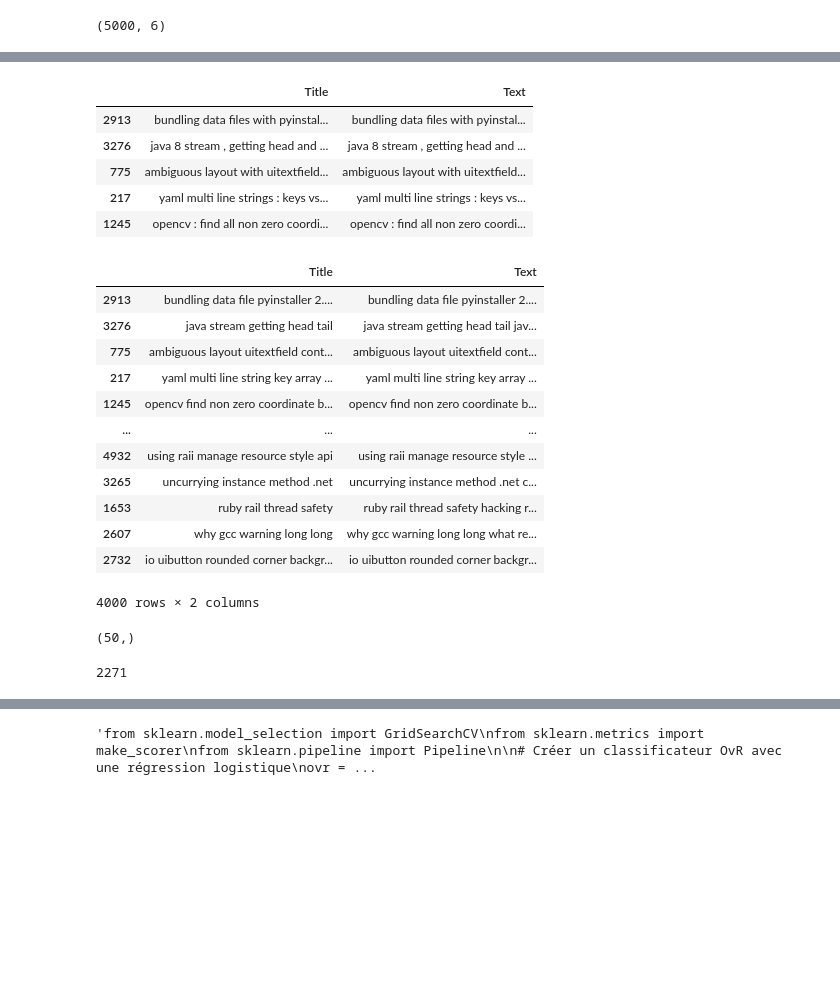
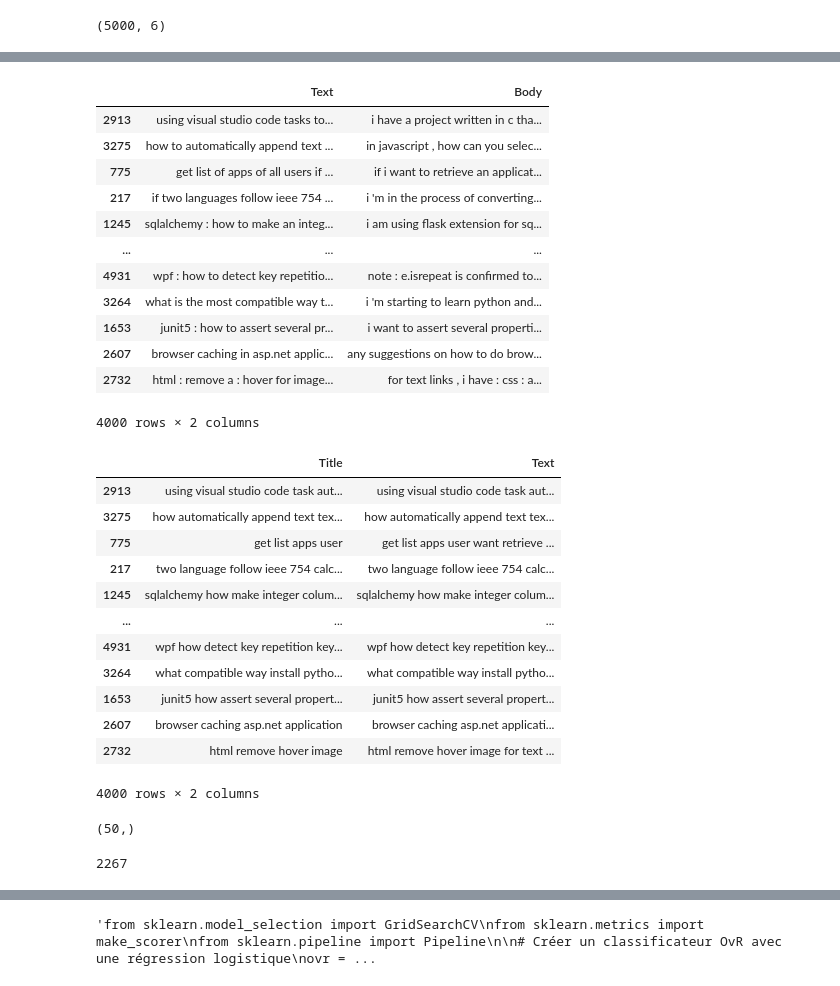
Before and after one commit to ThomasMeb/Anticiper_besoins_des_batiments, a Jupyter notebook: Projet_7/Mebarki_Thomas_2_code_062023.ipynb, the cells around one changed output, grey strips where cells are left out. Saved outputs shown, nothing was run; the diff lists cells and outputs as text; code cells hidden in the pictures; blank space fills up the shorter version.

```diff
--- a/Projet_7/Mebarki_Thomas_2_code_062023.ipynb
+++ b/Projet_7/Mebarki_Thomas_2_code_062023.ipynb
@@ -153,6 +153,8 @@ data_filtered.drop(data_filtered.loc[data_filtered['Body'].str.len() > 10000].in
 # %%
 #Split to get 5000 questions
 data_filtered = data_filtered[:5000]
+# %%
+data_filtered.reset_index(drop=True, inplace=True)
 # %%
 data_filtered
 # %% [output]
@@ -246,31 +248,38 @@ data_bow.head()
 from sklearn.model_selection import train_test_split
 
 X_train, X_test, y_train, y_test = train_test_split(data_bow[['Title','Text']], data_bow['Tags'], test_size=0.2, random_state=0)
-X_train_se, X_test_se, y_train_se, y_test_se = train_test_split(data_se[['Title','Text']], data_se['Tags'], test_size=0.2, random_state=0)
+X_train_se, X_test_se, y_train_se, y_test_se = train_test_split(data_se[['Text','Body']], data_se['Tags'], test_size=0.2, random_state=0)
 # %%
-X_train_se.head()
+X_train_se
 # %% [output]
-|  | Title | Text |
-| 2913 | bundling data files with pyinstal... | bundling data files with pyinstal... |
-| 3276 | java 8 stream , getting head and ... | java 8 stream , getting head and ... |
-| 775 | ambiguous layout with uitextfield... | ambiguous layout with uitextfield... |
-| 217 | yaml multi line strings : keys vs... | yaml multi line strings : keys vs... |
-| 1245 | opencv : find all non zero coordi... | opencv : find all non zero coordi... |
+|  | Text | Body |
+| 2913 | using visual studio code tasks to... | i have a project written in c tha... |
+| 3275 | how to automatically append text ... | in javascript , how can you selec... |
+| 775 | get list of apps of all users if ... | if i want to retrieve an applicat... |
+| 217 | if two languages follow ieee 754 ... | i 'm in the process of converting... |
+| 1245 | sqlalchemy : how to make an integ... | i am using flask extension for sq... |
+| ... | ... | ... |
+| 4931 | wpf : how to detect key repetitio... | note : e.isrepeat is confirmed to... |
+| 3264 | what is the most compatible way t... | i 'm starting to learn python and... |
+| 1653 | junit5 : how to assert several pr... | i want to assert several properti... |
+| 2607 | browser caching in asp.net applic... | any suggestions on how to do brow... |
+| 2732 | html : remove a : hover for image... | for text links , i have : css : a... |
+4000 rows × 2 columns
 # %%
 X_train
 # %% [output]
 |  | Title | Text |
-| 2913 | bundling data file pyinstaller 2.... | bundling data file pyinstaller 2.... |
-| 3276 | java stream getting head tail | java stream getting head tail jav... |
-| 775 | ambiguous layout uitextfield cont... | ambiguous layout uitextfield cont... |
-| 217 | yaml multi line string key array ... | yaml multi line string key array ... |
-| 1245 | opencv find non zero coordinate b... | opencv find non zero coordinate b... |
+| 2913 | using visual studio code task aut... | using visual studio code task aut... |
+| 3275 | how automatically append text tex... | how automatically append text tex... |
+| 775 | get list apps user | get list apps user want retrieve ... |
+| 217 | two language follow ieee 754 calc... | two language follow ieee 754 calc... |
+| 1245 | sqlalchemy how make integer colum... | sqlalchemy how make integer colum... |
 | ... | ... | ... |
-| 4932 | using raii manage resource style api | using raii manage resource style ... |
-| 3265 | uncurrying instance method .net | uncurrying instance method .net c... |
-| 1653 | ruby rail thread safety | ruby rail thread safety hacking r... |
-| 2607 | why gcc warning long long | why gcc warning long long what re... |
-| 2732 | io uibutton rounded corner backgr... | io uibutton rounded corner backgr... |
+| 4931 | wpf how detect key repetition key... | wpf how detect key repetition key... |
+| 3264 | what compatible way install pytho... | what compatible way install pytho... |
+| 1653 | junit5 how assert several propert... | junit5 how assert several propert... |
+| 2607 | browser caching asp.net application | browser caching asp.net applicati... |
+| 2732 | html remove hover image | html remove hover image for text ... |
 4000 rows × 2 columns
 # %%
 from sklearn.preprocessing import MultiLabelBinarizer
@@ -292,7 +301,7 @@ ctf_text_test = ctf.transform(X_test['Text'])
 # %%
 len(ctf_fit.vocabulary_)
 # %% [output]
-2271
+2267
 # %%
 from sklearn.multiclass import OneVsRestClassifier
 from sklearn.linear_model import LogisticRegression
```
Also changed, not shown: parts of 14 cells of this notebook, 1 other file.
